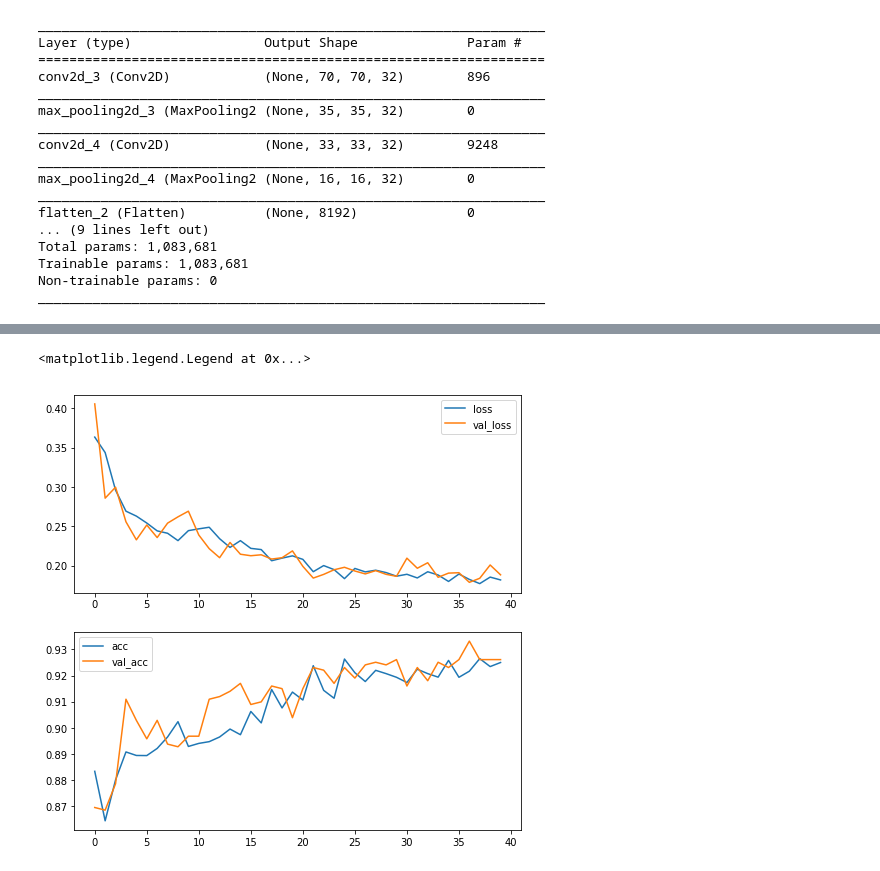
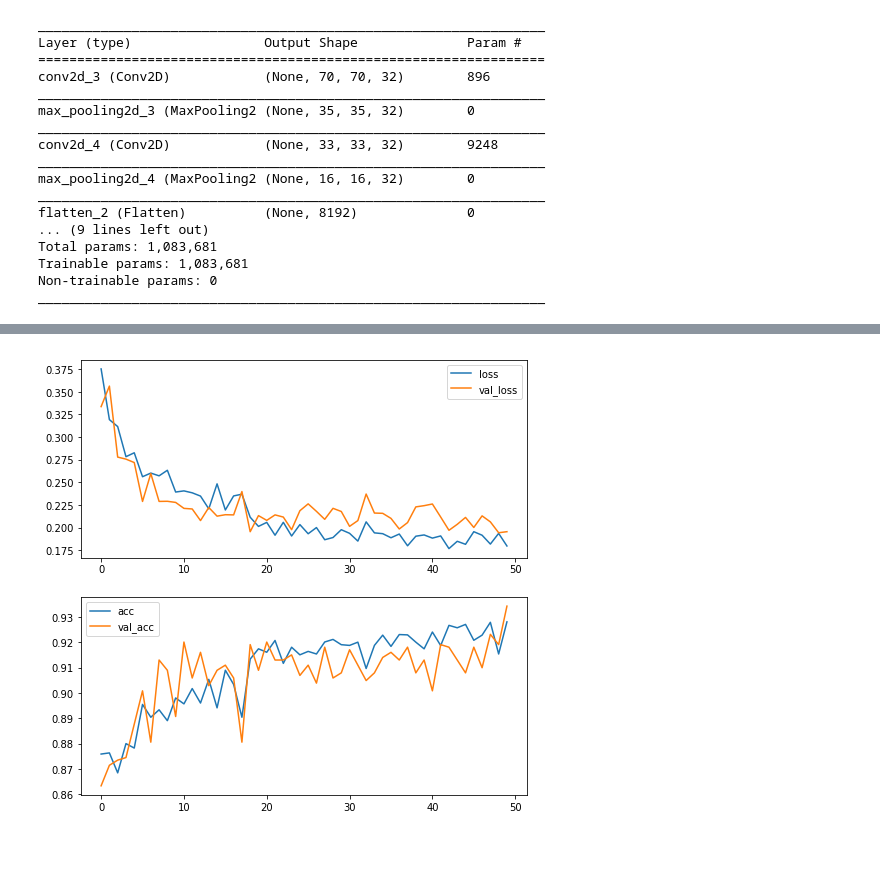
Before and after one commit to danimateos/hotdog-nohotdog, a Jupyter notebook: 04-Improving_our_thingy.ipynb, the cells around one changed output, grey strips where cells are left out. Drawn from its saved outputs; the diff is of its cells as text; code cells hidden in the pictures.

```diff
--- a/04-Improving_our_thingy.ipynb
+++ b/04-Improving_our_thingy.ipynb
@@ -210,7 +212,7 @@ my_3rd_cnn.compile(loss='binary_crossentropy',
 
 history_pt2 = my_3rd_cnn.fit_generator(train_generator,
                                        steps_per_epoch=30,
-                                       epochs=20,
+                                       epochs=30,
                                        validation_data=validation_generator,
                                        validation_steps=10,
                                        verbose=1)
@@ -235,21 +237,28 @@ Epoch 20/20
-# %%
-import matplotlib.pyplot as plt
-%matplotlib inline
-
-f, axes = plt.subplots(2,1)
-
-f.set_size_inches(8,8)
-
-nb_epochs = len(history.epoch)
-concatenated = history.epoch + [nb_epochs + epoch_number for epoch_number in history_pt2.epoch]
-
-axes[0].plot(concatenated, history.history['loss'] + history_pt2.history['loss'], label='loss')
-axes[0].plot(concatenated, history.history['val_loss'] + history_pt2.history['val_loss'], label='val_loss')
-axes[0].legend()
-
-axes[1].plot(concatenated, history.history['acc'] + history_pt2.history['acc'], label='acc')
-axes[1].plot(concatenated, history.history['val_acc'] + history_pt2.history['val_acc'], label='val_acc')
-axes[1].legend()
-# %% [output]
-<matplotlib.legend.Legend at 0x...>
-[figure, removed]
+# %%
+from itertools import chain
+import matplotlib.pyplot as plt
+%matplotlib inline
+
+def plot_training_histories(*histories):
+
+    figure, axes = plt.subplots(2,1)
+    figure.set_size_inches(8,8)
+
+    x_axis = range(sum([len(history.epoch) for history in histories]))
+
+    for ax, metrics in enumerate([['loss', 'val_loss'], ['acc', 'val_acc']]):
+
+        for metric in metrics:
+
+            this_metric = [history.history[metric] for history in histories]
+            merged = list(chain.from_iterable(this_metric))
+
+            axes[ax].plot(x_axis, merged, label=metric)
+
+        axes[ax].legend()
+
+    return figure
+
+plot_training_histories(history, history_pt2);
+# %% [output]
+[figure, added]
```
Also changed, not shown: parts of 7 cells of this notebook, 3 other files.
